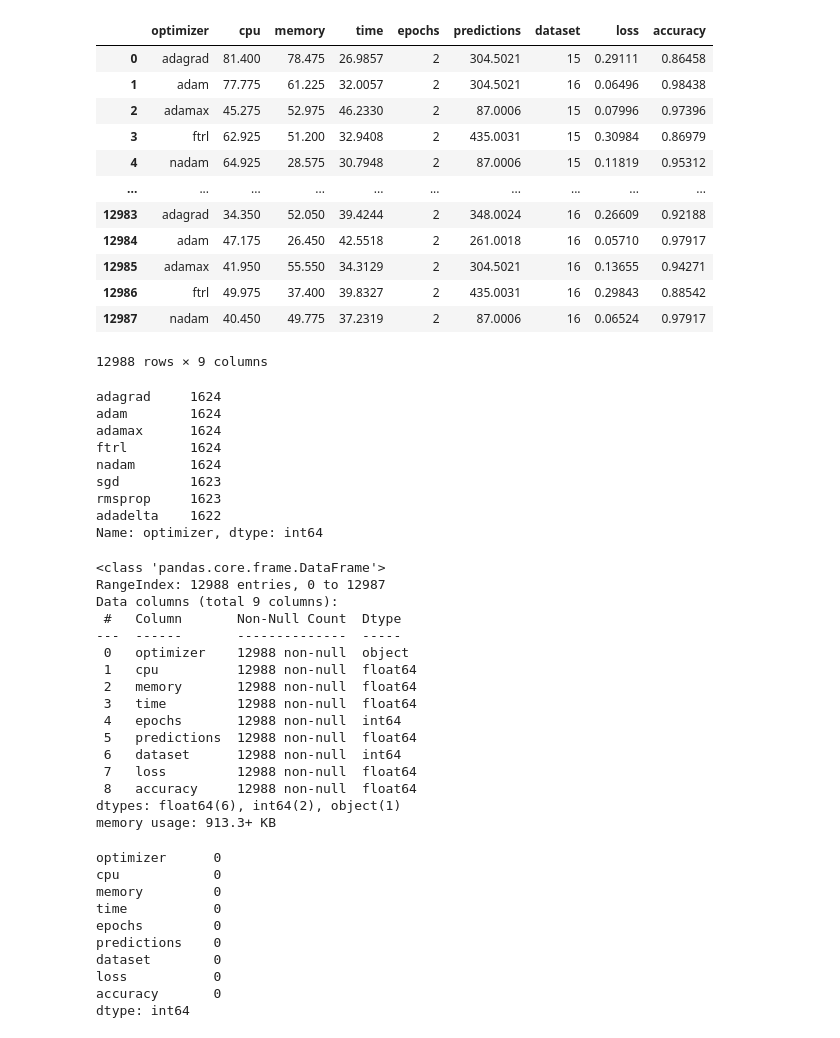
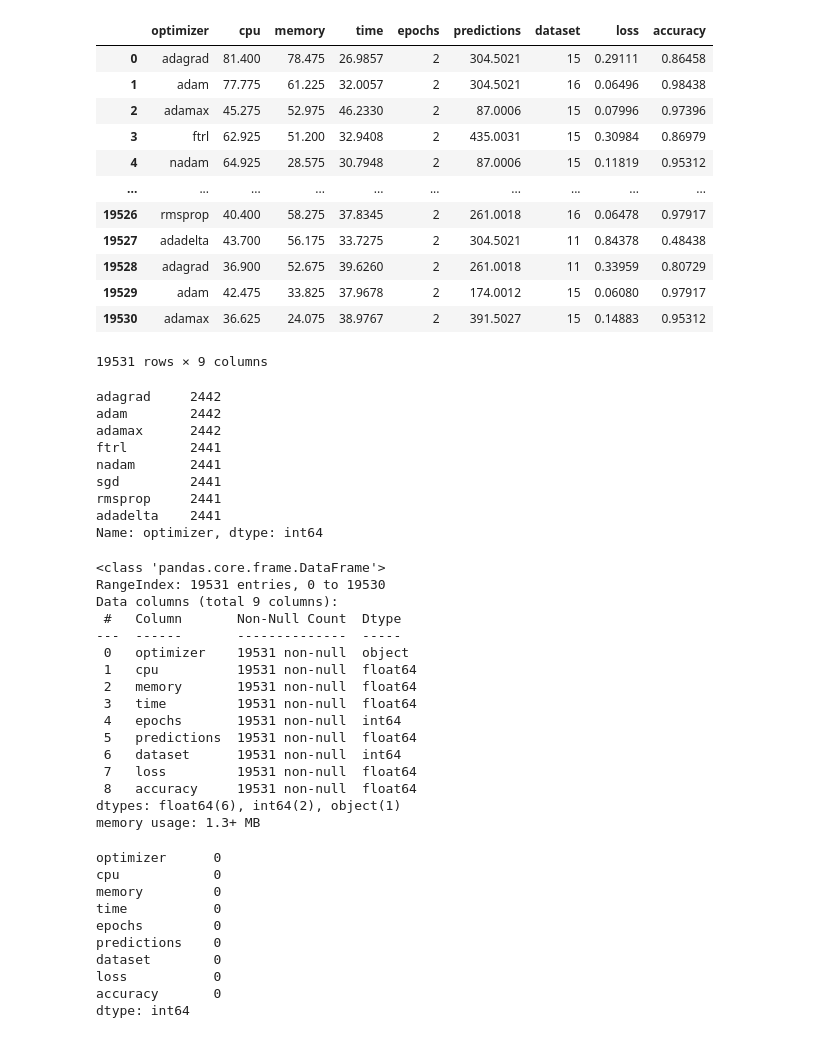
Before and after one commit to it21053528/Fiverr-Freelancing, a Jupyter notebook: Nimendrak/Optimizer_model.ipynb, the cells around one changed output. Saved outputs shown, nothing was run; the diff lists cells and outputs as text; code cells hidden in the pictures.

```diff
--- a/Nimendrak/Optimizer_model.ipynb
+++ b/Nimendrak/Optimizer_model.ipynb
@@ -11,53 +11,53 @@ from tensorflow import keras
 from sklearn.model_selection import train_test_split
 from sklearn.preprocessing import MinMaxScaler, OneHotEncoder
 # %%
-df = pd.read_csv("mobilenetv2v1.csv")
+df = pd.read_csv("mobilenetv2V3.csv")
 df
 # %% [output]
 |  | optimizer | cpu | memory | time | epochs | predictions | dataset | loss | accuracy |
 | 0 | adagrad | 81.400 | 78.475 | 26.9857 | 2 | 304.5021 | 15 | 0.29111 | 0.86458 |
 | 1 | adam | 77.775 | 61.225 | 32.0057 | 2 | 304.5021 | 16 | 0.06496 | 0.98438 |
 | 2 | adamax | 45.275 | 52.975 | 46.2330 | 2 | 87.0006 | 15 | 0.07996 | 0.97396 |
 | 3 | ftrl | 62.925 | 51.200 | 32.9408 | 2 | 435.0031 | 15 | 0.30984 | 0.86979 |
 | 4 | nadam | 64.925 | 28.575 | 30.7948 | 2 | 87.0006 | 15 | 0.11819 | 0.95312 |
 | ... | ... | ... | ... | ... | ... | ... | ... | ... | ... |
-| 12983 | adagrad | 34.350 | 52.050 | 39.4244 | 2 | 348.0024 | 16 | 0.26609 | 0.92188 |
-| 12984 | adam | 47.175 | 26.450 | 42.5518 | 2 | 261.0018 | 16 | 0.05710 | 0.97917 |
-| 12985 | adamax | 41.950 | 55.550 | 34.3129 | 2 | 304.5021 | 16 | 0.13655 | 0.94271 |
-| 12986 | ftrl | 49.975 | 37.400 | 39.8327 | 2 | 435.0031 | 16 | 0.29843 | 0.88542 |
-| 12987 | nadam | 40.450 | 49.775 | 37.2319 | 2 | 87.0006 | 16 | 0.06524 | 0.97917 |
+| 19526 | rmsprop | 40.400 | 58.275 | 37.8345 | 2 | 261.0018 | 16 | 0.06478 | 0.97917 |
+| 19527 | adadelta | 43.700 | 56.175 | 33.7275 | 2 | 304.5021 | 11 | 0.84378 | 0.48438 |
+| 19528 | adagrad | 36.900 | 52.675 | 39.6260 | 2 | 261.0018 | 11 | 0.33959 | 0.80729 |
+| 19529 | adam | 42.475 | 33.825 | 37.9678 | 2 | 174.0012 | 15 | 0.06080 | 0.97917 |
+| 19530 | adamax | 36.625 | 24.075 | 38.9767 | 2 | 391.5027 | 15 | 0.14883 | 0.95312 |
-12988 rows × 9 columns
+19531 rows × 9 columns
 # %%
 df.optimizer.value_counts()
 # %% [output]
-adagrad     1624
-adam        1624
-adamax      1624
-ftrl        1624
-nadam       1624
-sgd         1623
-rmsprop     1623
-adadelta    1622
+adagrad     2442
+adam        2442
+adamax      2442
+ftrl        2441
+nadam       2441
+sgd         2441
+rmsprop     2441
+adadelta    2441
 Name: optimizer, dtype: int64
 # %%
 df.info()
 # %% [output]
 <class 'pandas.core.frame.DataFrame'>
-RangeIndex: 12988 entries, 0 to 12987
+RangeIndex: 19531 entries, 0 to 19530
 Data columns (total 9 columns):
  #   Column       Non-Null Count  Dtype
 ---  ------       --------------  -----
- 0   optimizer    12988 non-null  object
- 1   cpu          12988 non-null  float64
- 2   memory       12988 non-null  float64
- 3   time         12988 non-null  float64
- 4   epochs       12988 non-null  int64
- 5   predictions  12988 non-null  float64
- 6   dataset      12988 non-null  int64
- 7   loss         12988 non-null  float64
- 8   accuracy     12988 non-null  float64
+ 0   optimizer    19531 non-null  object
+ 1   cpu          19531 non-null  float64
+ 2   memory       19531 non-null  float64
+ 3   time         19531 non-null  float64
+ 4   epochs       19531 non-null  int64
+ 5   predictions  19531 non-null  float64
+ 6   dataset      19531 non-null  int64
+ 7   loss         19531 non-null  float64
+ 8   accuracy     19531 non-null  float64
 dtypes: float64(6), int64(2), object(1)
-memory usage: 913.3+ KB
+memory usage: 1.3+ MB
 # %%
 df.isnull().sum()
 # %% [output]
```
Also changed, not shown: parts of 15 cells of this notebook, 5 other files.
